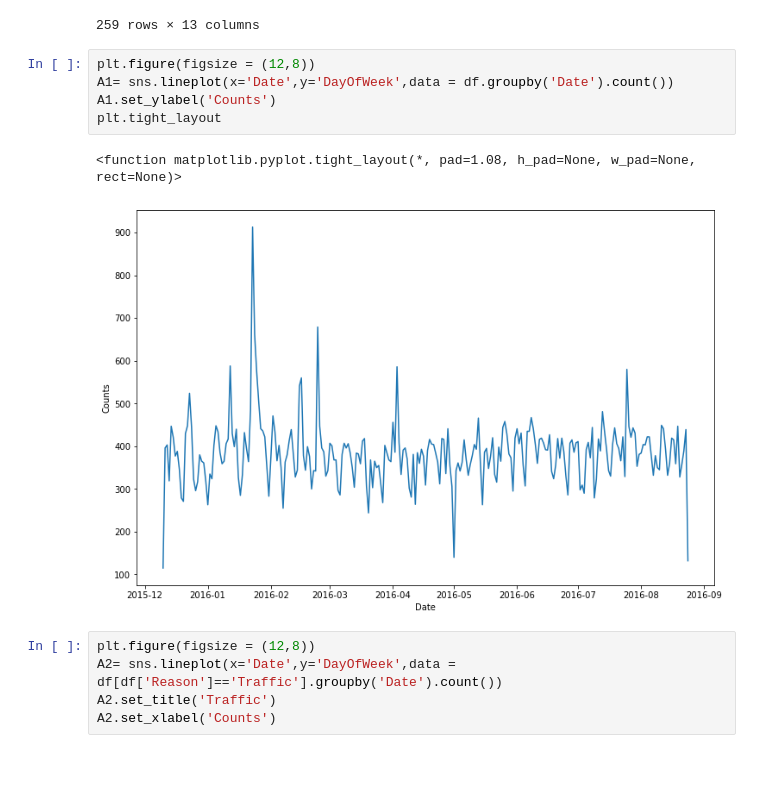
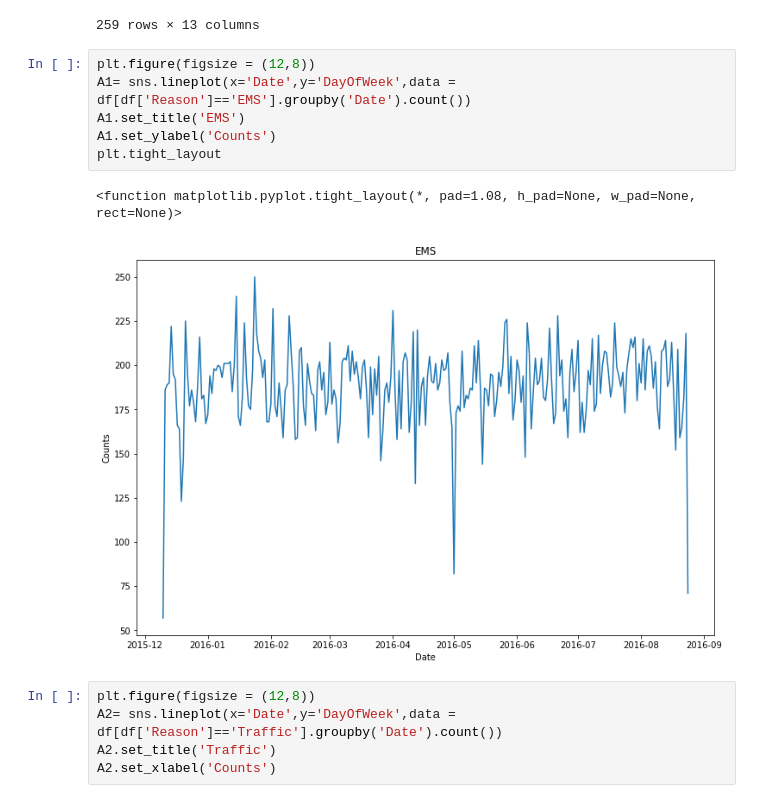
Before and after one commit to HamedHeli/AmazonScraping, a Jupyter notebook: 911 Calls (Capstone Project)/911 Calls (Capstone Project).ipynb, the cells around one changed output. Saved outputs shown, nothing was run; the diff lists cells and outputs as text; blank space fills up the shorter version.

```diff
--- a/911 Calls (Capstone Project)/911 Calls (Capstone Project).ipynb
+++ b/911 Calls (Capstone Project)/911 Calls (Capstone Project).ipynb
@@ -217,12 +218,13 @@ df.groupby('Date').count()
 259 rows × 13 columns
 # %%
 plt.figure(figsize = (12,8))
-A1= sns.lineplot(x='Date',y='DayOfWeek',data = df.groupby('Date').count())
+A1= sns.lineplot(x='Date',y='DayOfWeek',data = df[df['Reason']=='EMS'].groupby('Date').count())
+A1.set_title('EMS')
 A1.set_ylabel('Counts')
 plt.tight_layout
 # %% [output]
 <function matplotlib.pyplot.tight_layout(*, pad=1.08, h_pad=None, w_pad=None, rect=None)>
-[figure, old version]
+[figure, new version]
 # %%
 plt.figure(figsize = (12,8))
 A2= sns.lineplot(x='Date',y='DayOfWeek',data = df[df['Reason']=='Traffic'].groupby('Date').count())
```
Also changed, not shown: parts of 3 cells of this notebook.
